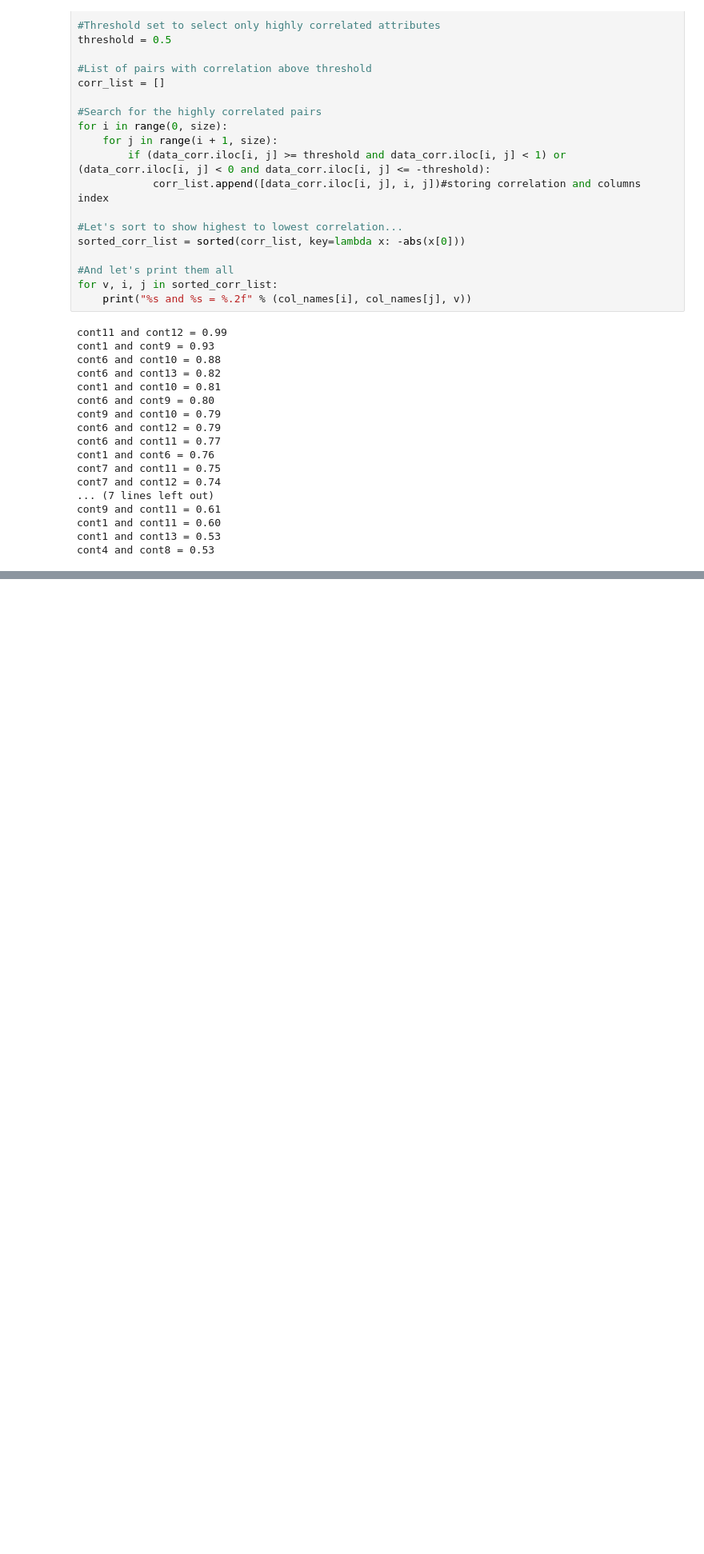
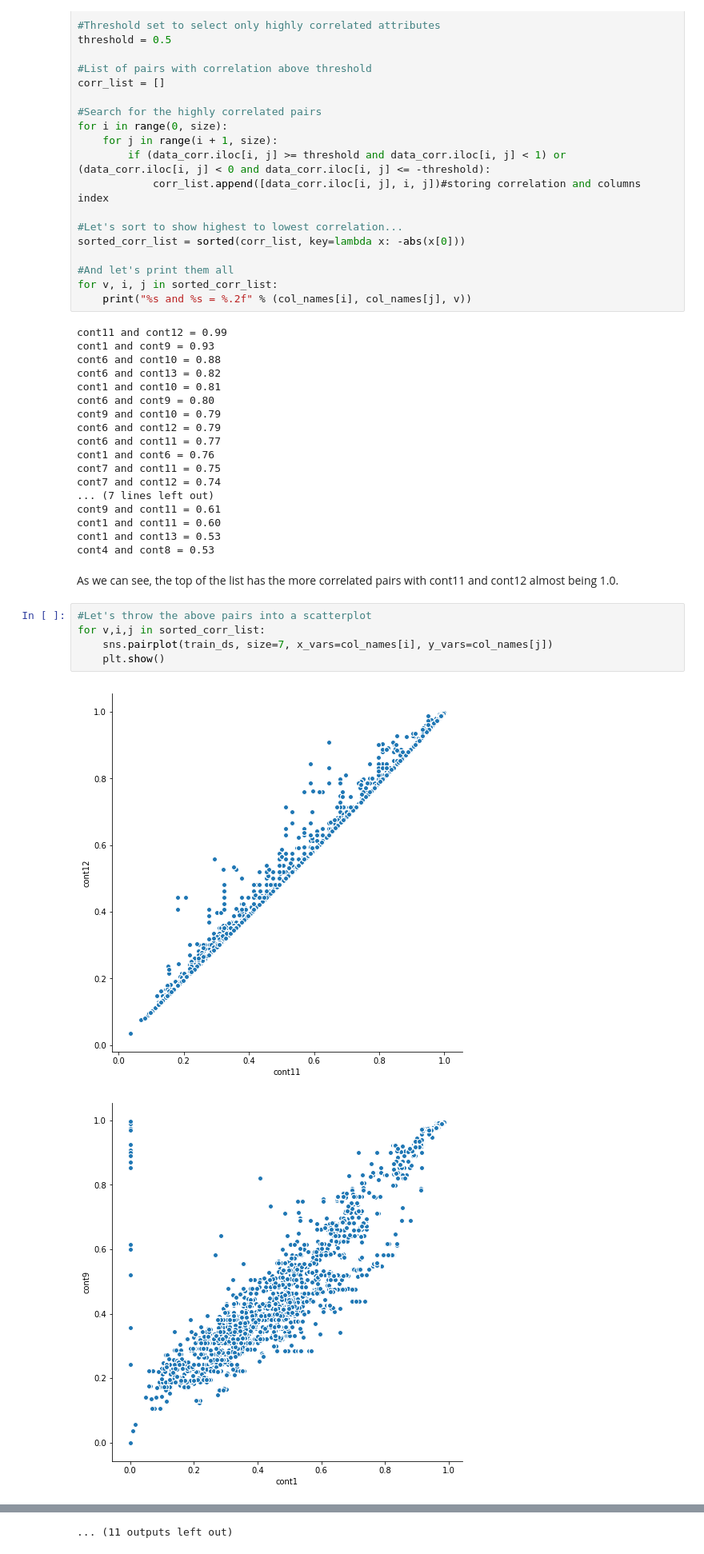
Before and after one commit to glmcguire/machine-learning-web-app, a Jupyter notebook: machine-learning-web-app/ClaimsSeverity.ipynb, the cells around one changed output, grey strips where cells are left out. Shown at 80% size. Cells and saved outputs as stored; diff of their text form; blank space fills up the shorter version.

```diff
--- a/machine-learning-web-app/ClaimsSeverity.ipynb
+++ b/machine-learning-web-app/ClaimsSeverity.ipynb
@@ -247,3 +247,13 @@ cont9 and cont11 = 0.61
 cont1 and cont11 = 0.60
 cont1 and cont13 = 0.53
 cont4 and cont8 = 0.53
+# %% [markdown]
+As we can see, the top of the list has the more correlated pairs with cont11 and cont12 almost being 1.0.
+# %%
+#Let's throw the above pairs into a scatterplot
+for v,i,j in sorted_corr_list:
+    sns.pairplot(train_ds, size=7, x_vars=col_names[i], y_vars=col_names[j])
+    plt.show()
+# %% [output]
+[figure, added]
+[figure, added]
@@ -249,0 +270 @@ cont4 and cont8 = 0.53
+... (11 outputs left out)
```
Also changed, not shown: parts of 5 cells of this notebook.
